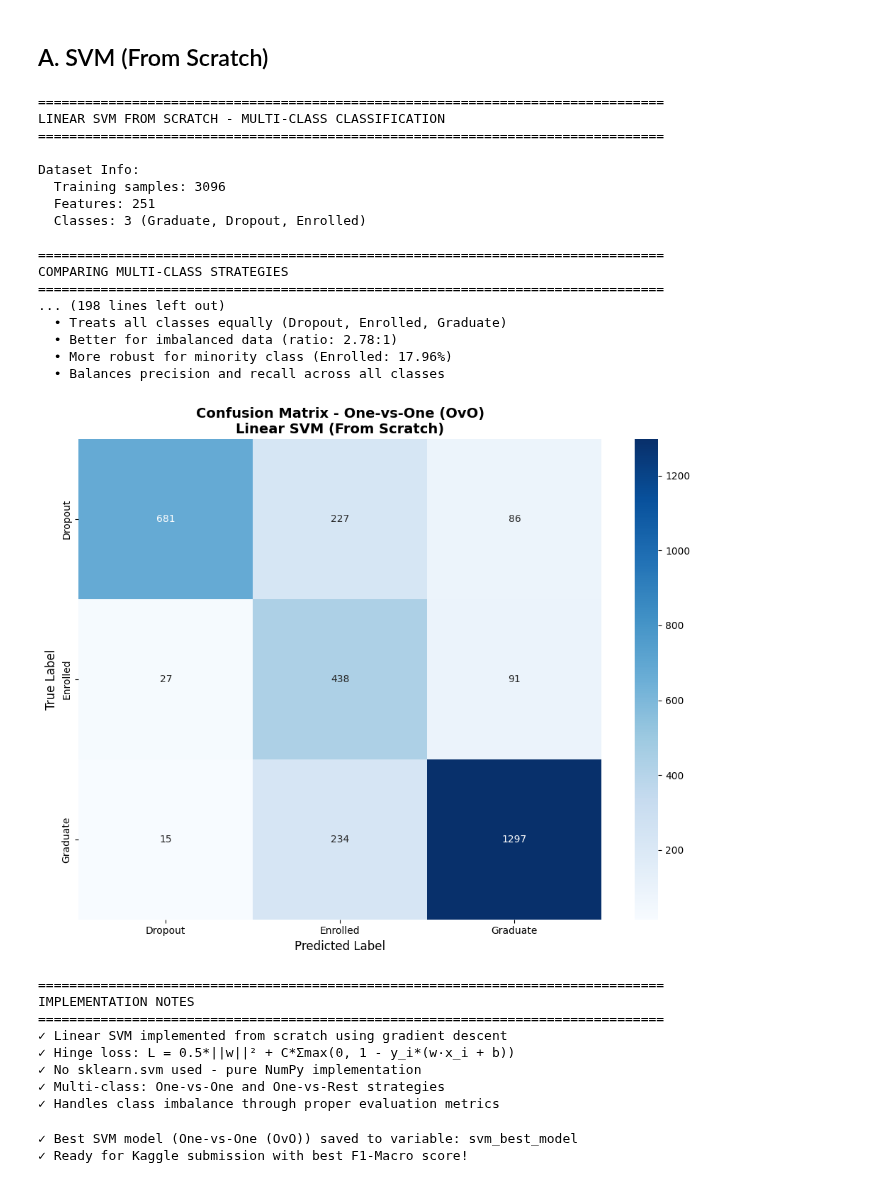
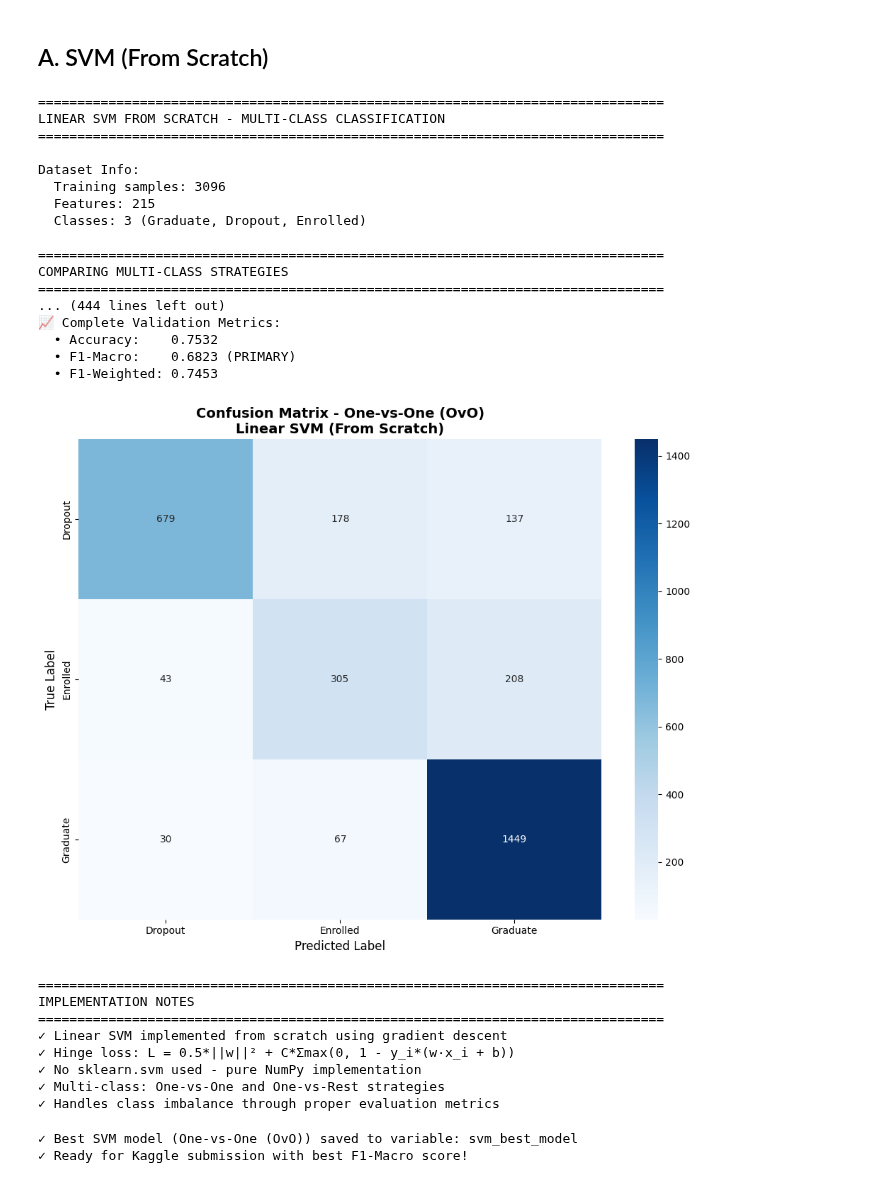
Before and after one commit to KennethhPoenadi/AI-Shiteru, a Jupyter notebook: src/IF3170 Artificial Intelligence _ Tugas Besar 2 Notebook Template.ipynb, the cells around one changed output. Saved outputs shown, nothing was run; the diff lists cells and outputs as text; code cells hidden in the pictures.

```diff
--- a/src/IF3170 Artificial Intelligence _ Tugas Besar 2 Notebook Template.ipynb
+++ b/src/IF3170 Artificial Intelligence _ Tugas Besar 2 Notebook Template.ipynb
@@ -251,6 +251,10 @@ def add_features(df):
         df["Curricular units 2nd sem (approved)"] / df["Curricular units 2nd sem (enrolled)"],
         0.0
     )
+
+    # Total Approval - Sum of approved units from both semesters
+    df["TotalApproval"] = df["Curricular units 1st sem (approved)"] + df["Curricular units 2nd sem (approved)"]
+
 
     # Replace any remaining inf or nan values with 0
     numeric_cols = df.select_dtypes(include=[np.number]).columns
@@ -1007,7 +1017,10 @@ for strategy_name, strategy_code in strategies.items():
         fold_f1_macros.append(f1_macro)
         fold_f1_weighteds.append(f1_weighted)
 
-        print(f"    Accuracy: {acc:.4f}, F1-Macro: {f1_macro:.4f}, F1-Weighted: {f1_weighted:.4f}")
+        print(f"    ✓ VALIDATION Results:")
+        print(f"      Accuracy:    {acc:.4f}")
+        print(f"      F1-Macro:    {f1_macro:.4f} ⭐")
+        print(f"      F1-Weighted: {f1_weighted:.4f}")
 
     # Calculate mean and std
     mean_acc = np.mean(fold_accuracies)
@@ -1017,10 +1030,13 @@ for strategy_name, strategy_code in strategies.items():
     mean_f1_weighted = np.mean(fold_f1_weighteds)
     std_f1_weighted = np.std(fold_f1_weighteds)
 
-    print(f"\n  Cross-Validation Results:")
-    print(f"    Mean Accuracy: {mean_acc:.4f} ± {std_acc:.4f}")
-    print(f"    Mean F1-Macro: {mean_f1_macro:.4f} ± {std_f1_macro:.4f}")
+    print(f"\n  {'='*76}")
+    print(f"  📊 CROSS-VALIDATION SUMMARY (VALIDATION SCORES)")
+    print(f"  {'='*76}")
+    print(f"    Mean Accuracy:    {mean_acc:.4f} ± {std_acc:.4f}")
+    print(f"    Mean F1-Macro:    {mean_f1_macro:.4f} ± {std_f1_macro:.4f} ⭐ PRIMARY METRIC")
     print(f"    Mean F1-Weighted: {mean_f1_weighted:.4f} ± {std_f1_weighted:.4f}")
+    print(f"  {'='*76}")
 
     # Train final model on full dataset
     print(f"\n  Training final model on full dataset...")
@@ -1054,80 +1070,75 @@ for strategy_name, strategy_code in strategies.items():
 
 # Final comparison
 print(f"\n{'='*80}")
-print("FINAL COMPARISON")
+print("📊 FINAL COMPARISON - VALIDATION F1-MACRO SCORES")
 print(f"{'='*80}")
 
 comparison_df = pd.DataFrame({
     'Strategy': list(results.keys()),
-    'Mean Accuracy': [results[s]['mean_accuracy'] for s in results.keys()],
-    'Mean F1-Macro': [results[s]['mean_f1_macro'] for s in results.keys()],
-    'Mean F1-Weighted': [results[s]['mean_f1_weighted'] for s in results.keys()]
+    'Mean Accuracy (Val)': [results[s]['mean_accuracy'] for s in results.keys()],
+    'Mean F1-Macro (Val)': [results[s]['mean_f1_macro'] for s in results.keys()],
+    'Mean F1-Weighted (Val)': [results[s]['mean_f1_weighted'] for s in results.keys()]
 })
 
 print("\n", comparison_df.to_string(index=False))
 
 # AUTO-SELECT BEST STRATEGY BY F1-MACRO SCORE
-best_idx = comparison_df['Mean F1-Macro'].idxmax()
+best_idx = comparison_df['Mean F1-Macro (Val)'].idxmax()
 best_strategy = comparison_df.loc[best_idx, 'Strategy']
-best_f1_macro = comparison_df.loc[best_idx, 'Mean F1-Macro']
-best_f1_weighted = comparison_df.loc[best_idx, 'Mean F1-Weighted']
-best_accuracy = comparison_df.loc[best_idx, 'Mean Accuracy']
+best_f1_macro = comparison_df.loc[best_idx, 'Mean F1-Macro (Val)']
+best_f1_weighted = comparison_df.loc[best_idx, 'Mean F1-Weighted (Val)']
+best_accuracy = comparison_df.loc[best_idx, 'Mean Accuracy (Val)']
 
 best_model = results[best_strategy]['model']
 
 print(f"\n{'='*80}")
 print(f"🏆 BEST STRATEGY SELECTED: {best_strategy}")
 print(f"{'='*80}")
-print(f"Selection criteria: Highest F1-Macro Score")
-print(f"\nPerformance Metrics:")
-print(f"  ✓ F1-Macro:    {best_f1_macro:.4f} ⭐ (PRIMARY METRIC)")
-print(f"  ✓ F1-Weighted: {best_f1_weighted:.4f}")
-print(f"  ✓ Accuracy:    {best_accuracy:.4f}")
-print(f"\nWhy F1-Macro?")
-print(f"  • Treats all classes equally (Dropout, Enrolled, Graduate)")
-print(f"  • Better for imbalanced data (ratio: 2.78:1)")
-print(f"  • More robust for minority class (Enrolled: 17.96%)")
-print(f"  • Balances precision and recall across all classes")
+print(f"\n📊 FINAL VALIDATION F1-MACRO SCORE: {best_f1_macro:.4f} ⭐")
+print(f"\n📈 Complete Validation Metrics:")
+print(f"  • Accuracy:    {best_accuracy:.4f}")
+print(f"  • F1-Macro:    {best_f1_macro:.4f} (PRIMARY)")
+print(f"  • F1-Weighted: {best_f1_weighted:.4f}")
 
 # Confusion Matrix
 plt.figure(figsize=(10, 8))
 cm = confusion_matrix(y_array, results[best_strategy]['y_pred_train'])
 sns.heatmap(cm, annot=True, fmt='d', cmap='Blues',
             xticklabels=np.unique(y_array),
             yticklabels=np.unique(y_array))
 plt.title(f'Confusion Matrix - {best_strategy}\nLinear SVM (From Scratch)', fontsize=14, fontweight='bold')
 plt.ylabel('True Label', fontsize=12)
 plt.xlabel('Predicted Label', fontsize=12)
 plt.tight_layout()
 plt.show()
 
 print(f"\n{'='*80}")
 print("IMPLEMENTATION NOTES")
 print(f"{'='*80}")
 print("✓ Linear SVM implemented from scratch using gradient descent")
 print("✓ Hinge loss: L = 0.5*||w||² + C*Σmax(0, 1 - y_i*(w·x_i + b))")
 print("✓ No sklearn.svm used - pure NumPy implementation")
 print("✓ Multi-class: One-vs-One and One-vs-Rest strategies")
 print("✓ Handles class imbalance through proper evaluation metrics")
 # %% [output]
 ================================================================================
 LINEAR SVM FROM SCRATCH - MULTI-CLASS CLASSIFICATION
 ================================================================================
 
 Dataset Info:
   Training samples: 3096
-  Features: 251
+  Features: 215
   Classes: 3 (Graduate, Dropout, Enrolled)
 
 ================================================================================
 COMPARING MULTI-CLASS STRATEGIES
 ================================================================================
-... (198 lines left out)
-  • Treats all classes equally (Dropout, Enrolled, Graduate)
-  • Better for imbalanced data (ratio: 2.78:1)
-  • More robust for minority class (Enrolled: 17.96%)
-  • Balances precision and recall across all classes
+... (444 lines left out)
+📈 Complete Validation Metrics:
+  • Accuracy:    0.7532
+  • F1-Macro:    0.6823 (PRIMARY)
+  • F1-Weighted: 0.7453
-[figure, old version]
+[figure, new version]
 ================================================================================
 IMPLEMENTATION NOTES
 ================================================================================
```
Also changed, not shown: parts of 5 cells of this notebook, 48 other files.
